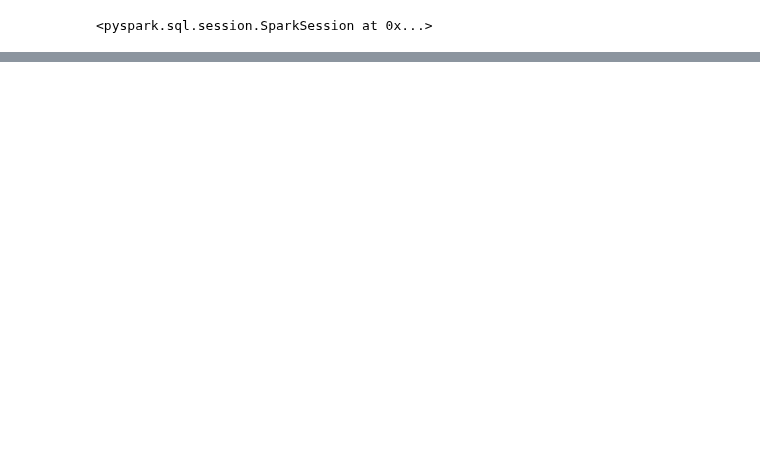
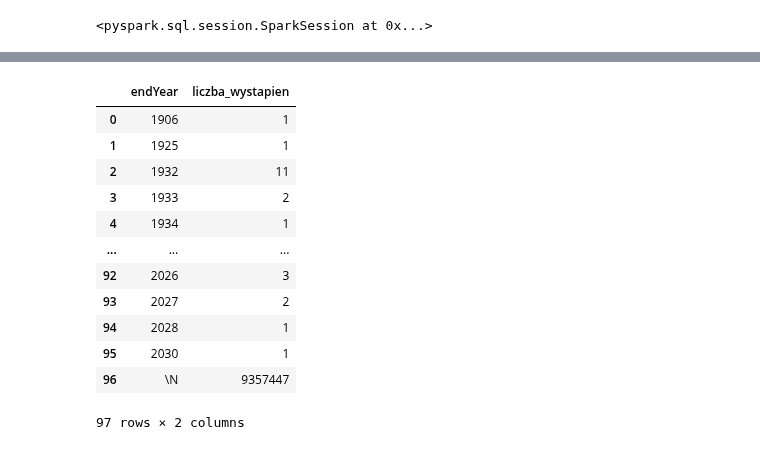
Before and after one commit to PiotrMaciejKowalski/BigData2022-actors, a Jupyter notebook: colabs/Wizualizacje_analiza.ipynb, the cells around one changed output, grey strips where cells are left out. Saved outputs shown, nothing was run; the diff lists cells and outputs as text; code cells hidden in the pictures; blank space fills up the shorter version.

```diff
--- a/colabs/Wizualizacje_analiza.ipynb
+++ b/colabs/Wizualizacje_analiza.ipynb
@@ -124,0 +143,17 @@ Null_counter_table
+# %%
+spark.sql("""SELECT endYear, count(*) as liczba_wystapien from df_title_basic group by endYear order by endYear asc""").toPandas()
+#nulli jest 9357447
+# %% [output]
+|  | endYear | liczba_wystapien |
+| 0 | 1906 | 1 |
+| 1 | 1925 | 1 |
+| 2 | 1932 | 11 |
+| 3 | 1933 | 2 |
+| 4 | 1934 | 1 |
+| ... | ... | ... |
+| 92 | 2026 | 3 |
+| 93 | 2027 | 2 |
+| 94 | 2028 | 1 |
+| 95 | 2030 | 1 |
+| 96 | \N | 9357447 |
+97 rows × 2 columns
```
Also changed, not shown: parts of 20 cells of this notebook.
